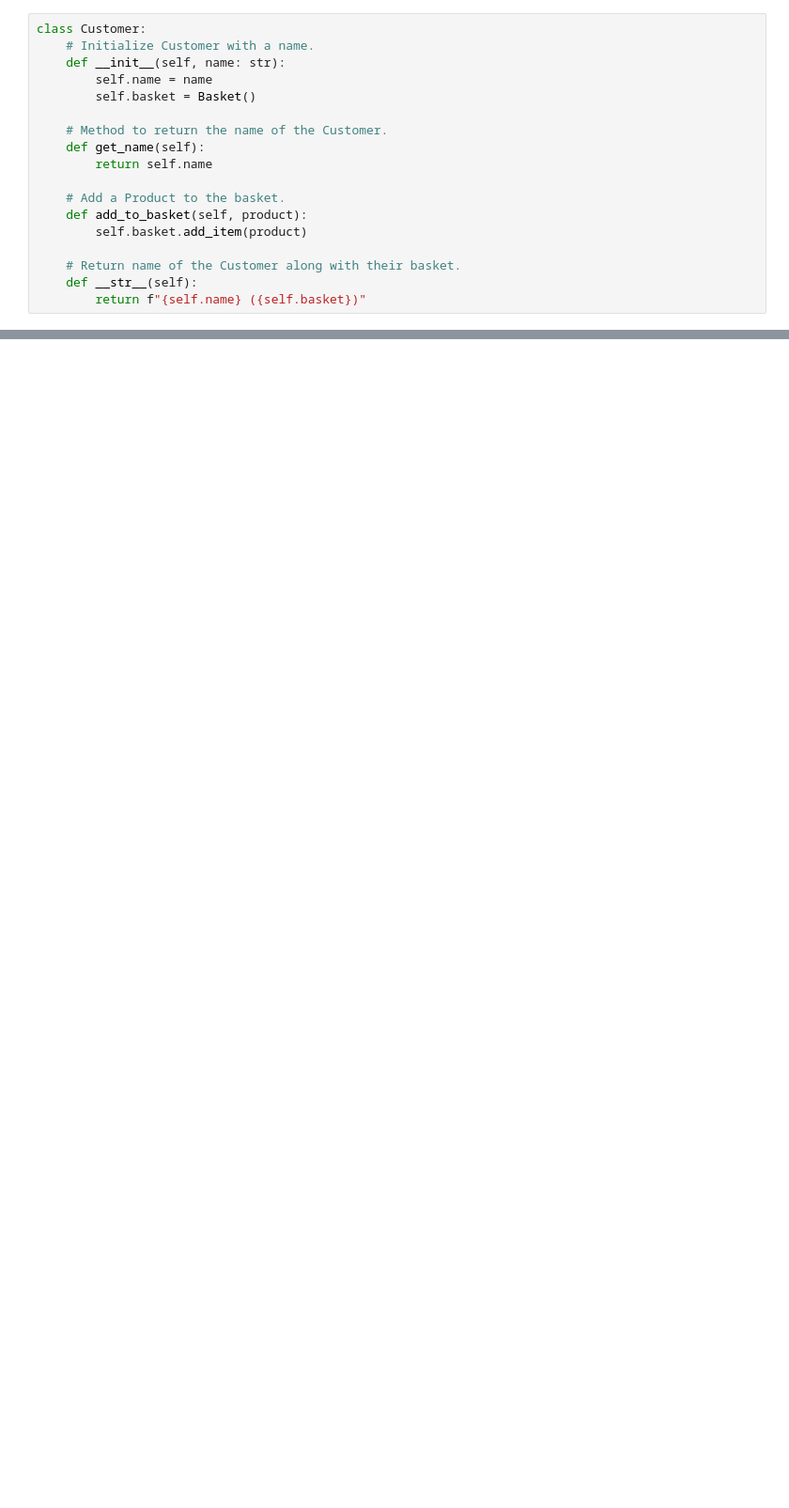
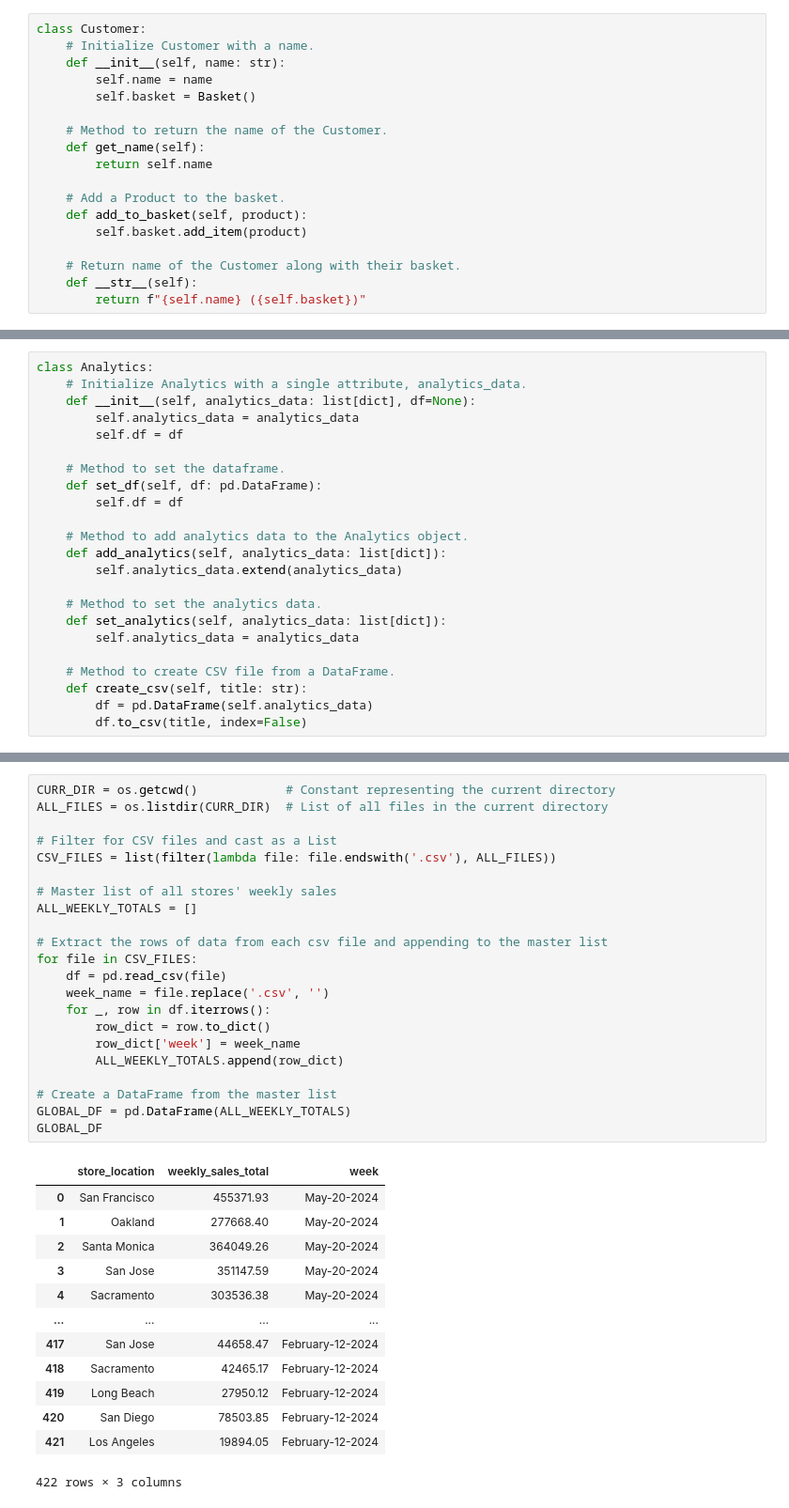
Before and after one commit to anthonyvann/Corporate-Analytics-in-Pandas, a Jupyter notebook: Corporate_Analytics.ipynb, the cells around one changed output, grey strips where cells are left out. Shown at 94% size. Drawn from its saved outputs; the diff is of its cells as text; blank space fills up the shorter version.

```diff
--- a/Corporate_Analytics.ipynb
+++ b/Corporate_Analytics.ipynb
@@ -471,0 +287,23 @@ Micro Center Current Total Sales: $5693.73.
+# %%
+class Analytics:
+    # Initialize Analytics with a single attribute, analytics_data.
+    def __init__(self, analytics_data: list[dict], df=None):
+        self.analytics_data = analytics_data
+        self.df = df
+
+    # Method to set the dataframe.
+    def set_df(self, df: pd.DataFrame):
+        self.df = df
+
+    # Method to add analytics data to the Analytics object.
+    def add_analytics(self, analytics_data: list[dict]):
+        self.analytics_data.extend(analytics_data)
+
+    # Method to set the analytics data.
+    def set_analytics(self, analytics_data: list[dict]):
+        self.analytics_data = analytics_data
+
+    # Method to create CSV file from a DataFrame.
+    def create_csv(self, title: str):
+        df = pd.DataFrame(self.analytics_data)
+        df.to_csv(title, index=False)
@@ -471,0 +422,36 @@ Micro Center Current Total Sales: $5693.73.
+# %%
+CURR_DIR = os.getcwd()            # Constant representing the current directory
+ALL_FILES = os.listdir(CURR_DIR)  # List of all files in the current directory
+
+# Filter for CSV files and cast as a List
+CSV_FILES = list(filter(lambda file: file.endswith('.csv'), ALL_FILES))
+
+# Master list of all stores' weekly sales
+ALL_WEEKLY_TOTALS = []
+
+# Extract the rows of data from each csv file and appending to the master list
+for file in CSV_FILES:
+    df = pd.read_csv(file)
+    week_name = file.replace('.csv', '')
+    for _, row in df.iterrows():
+        row_dict = row.to_dict()
+        row_dict['week'] = week_name
+        ALL_WEEKLY_TOTALS.append(row_dict)
+
+# Create a DataFrame from the master list
+GLOBAL_DF = pd.DataFrame(ALL_WEEKLY_TOTALS)
+GLOBAL_DF
+# %% [output]
+|  | store_location | weekly_sales_total | week |
+| 0 | San Francisco | 455371.93 | May-20-2024 |
+| 1 | Oakland | 277668.40 | May-20-2024 |
+| 2 | Santa Monica | 364049.26 | May-20-2024 |
+| 3 | San Jose | 351147.59 | May-20-2024 |
+| 4 | Sacramento | 303536.38 | May-20-2024 |
+| ... | ... | ... | ... |
+| 417 | San Jose | 44658.47 | February-12-2024 |
+| 418 | Sacramento | 42465.17 | February-12-2024 |
+| 419 | Long Beach | 27950.12 | February-12-2024 |
+| 420 | San Diego | 78503.85 | February-12-2024 |
+| 421 | Los Angeles | 19894.05 | February-12-2024 |
+422 rows × 3 columns
```
Also changed, not shown: parts of 50 cells of this notebook.
